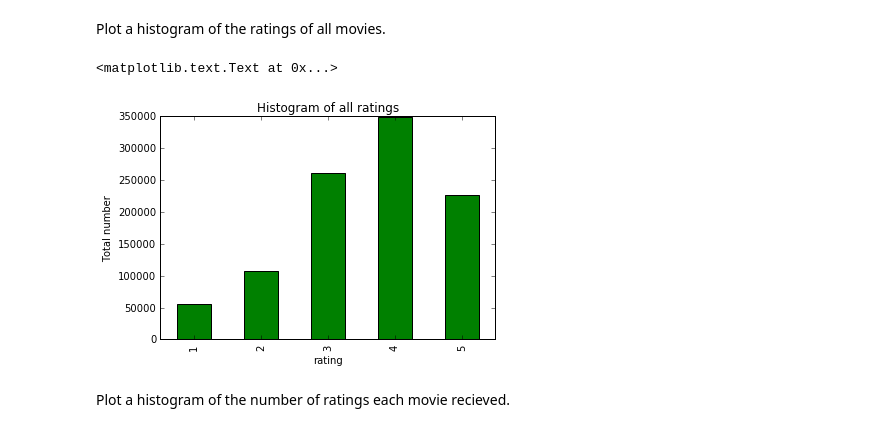
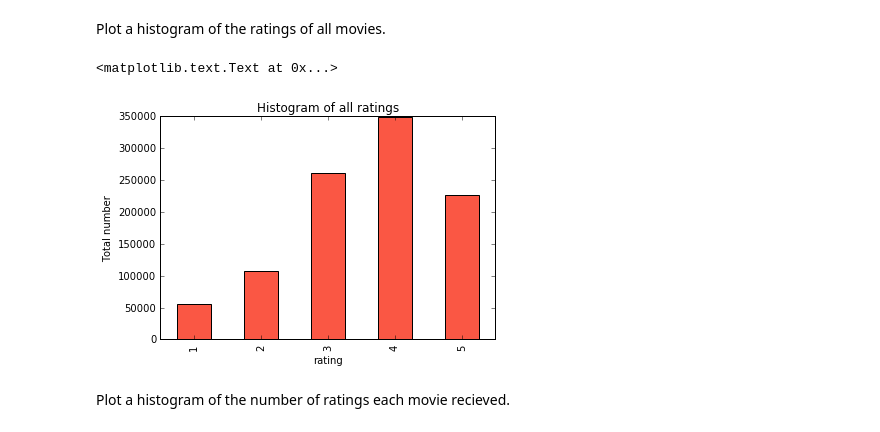
Before and after one commit to awkweb/DS501, a Jupyter notebook: 2/CaseStudy2.ipynb, the cells around one changed output. Cells and saved outputs as stored; diff of their text form; code cells hidden in the pictures.

```diff
--- a/2/CaseStudy2.ipynb
+++ b/2/CaseStudy2.ipynb
@@ -539,12 +541,12 @@ Plot a histogram of the ratings of all movies.
 # %%
 #Plot a histogram of the ratings of all movies.
 Rating_all=data.pivot_table('title',index='rating',aggfunc='count')
-Rating_all.plot(kind='bar', color='green')
+Rating_all.plot(kind='bar', color='#FA5744')
 plt.title('Histogram of all ratings')
 plt.ylabel('Total number')
 # %% [output]
 <matplotlib.text.Text at 0x...>
-[figure, old version]
+[figure, new version]
 # %% [markdown]
 Plot a histogram of the number of ratings each movie recieved.
 # %%
```
Also changed, not shown: parts of 28 cells of this notebook, 18 other files.
